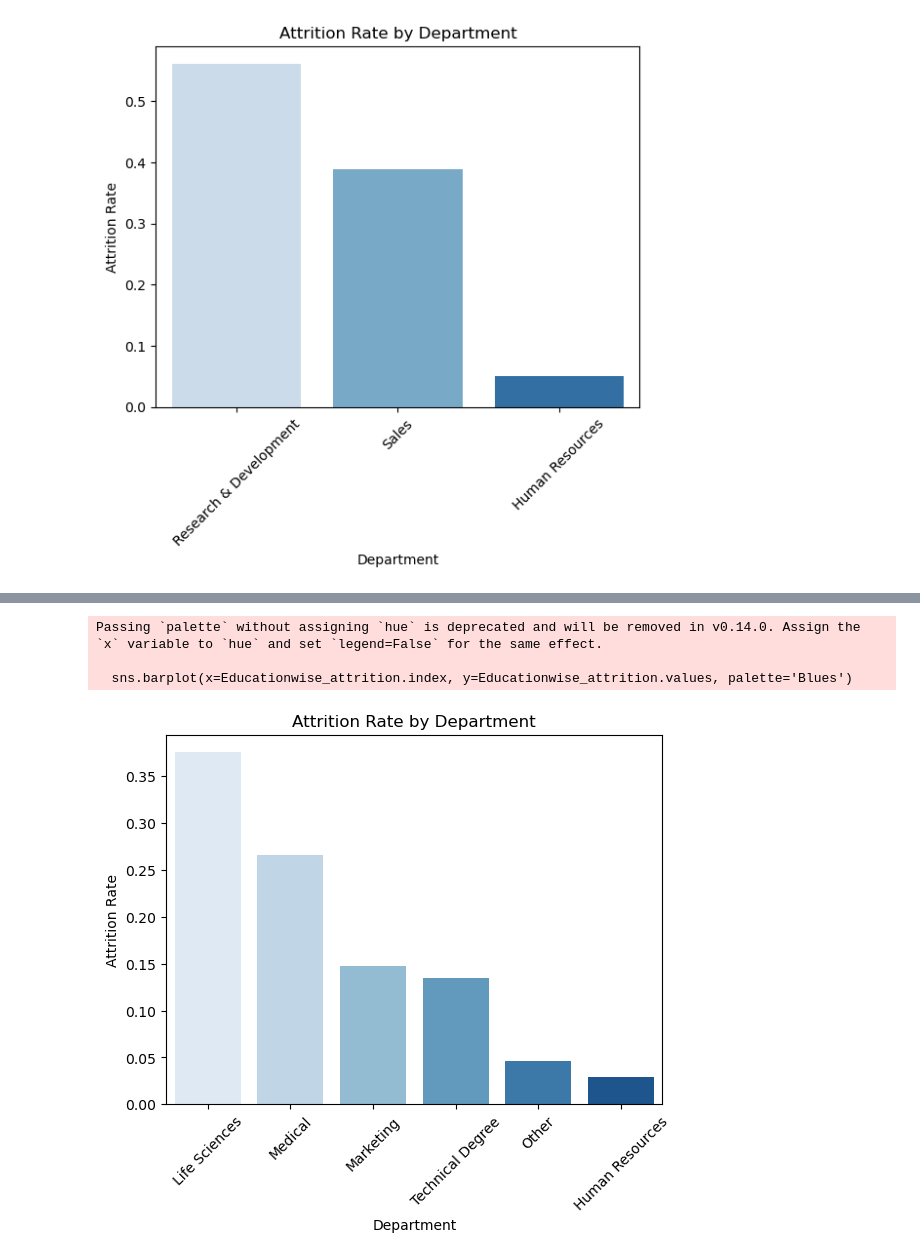
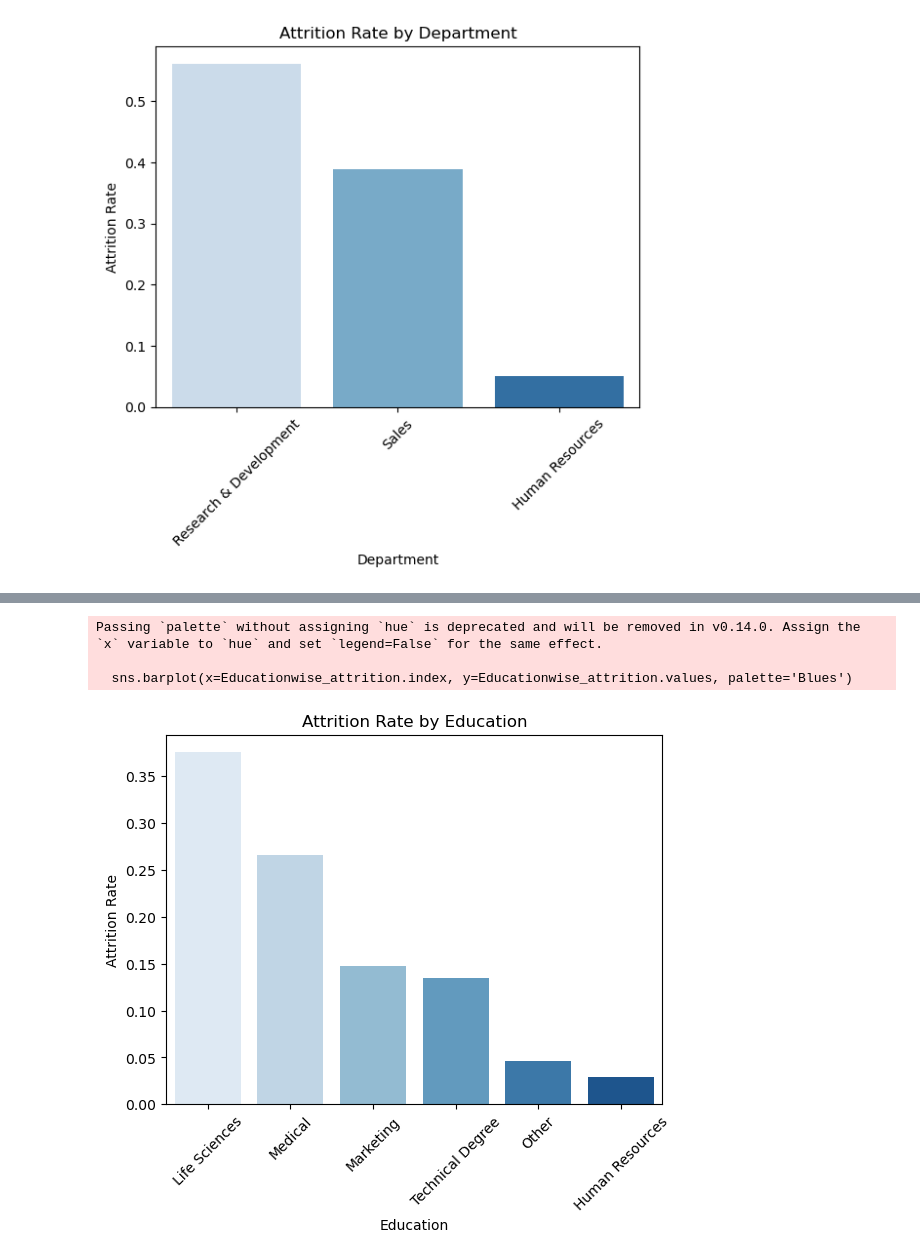
Before and after one commit to harishraju399399/Main-project, a Jupyter notebook: final_project.ipynb, the cells around one changed output, grey strips where cells are left out. Cells and saved outputs as stored; diff of their text form; code cells hidden in the pictures.

```diff
--- a/final_project.ipynb
+++ b/final_project.ipynb
@@ -250,12 +264,12 @@ Passing `palette` without assigning `hue` is deprecated and will be removed in v
 # %%
 sns.barplot(x=Educationwise_attrition.index, y=Educationwise_attrition.values, palette='Blues')
-plt.title('Attrition Rate by Department')
+plt.title('Attrition Rate by Education')
 plt.ylabel('Attrition Rate')
-plt.xlabel('Department')
+plt.xlabel('Education')
 plt.xticks(rotation=45)
 plt.show()
 # %% [output]
 Passing `palette` without assigning `hue` is deprecated and will be removed in v0.14.0. Assign the `x` variable to `hue` and set `legend=False` for the same effect.
 
   sns.barplot(x=Educationwise_attrition.index, y=Educationwise_attrition.values, palette='Blues')
-[figure, old version]
+[figure, new version]
```
Also changed, not shown: parts of 4 cells of this notebook.
